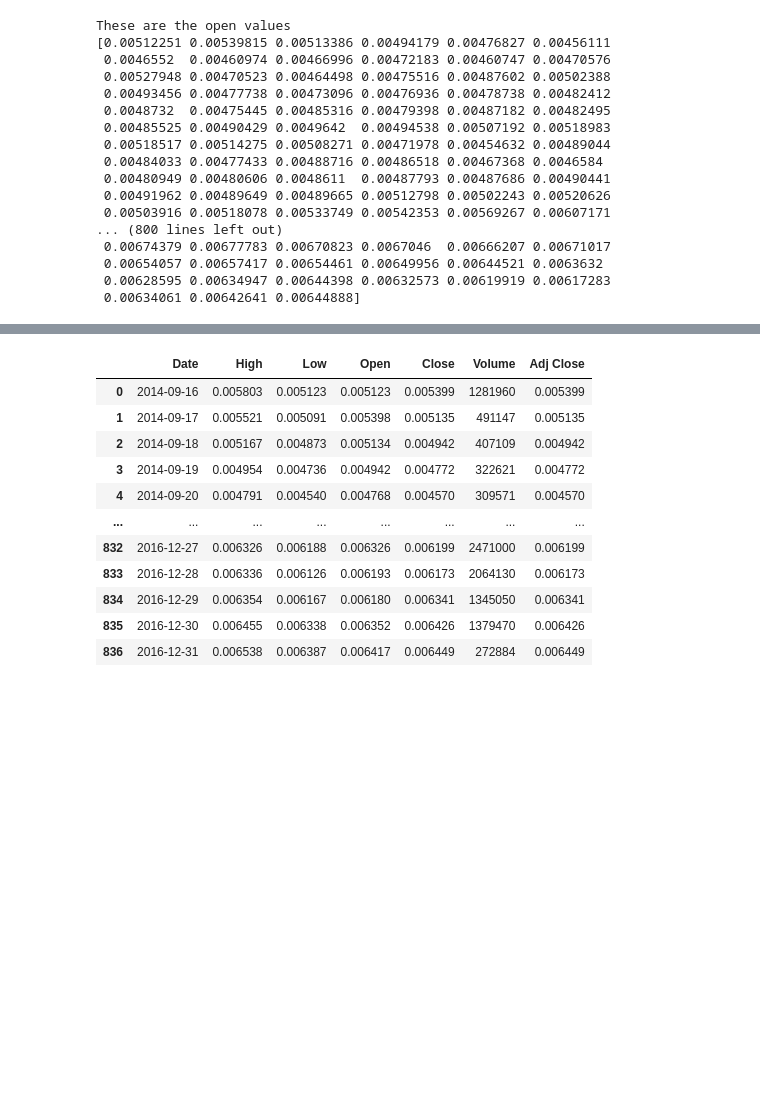
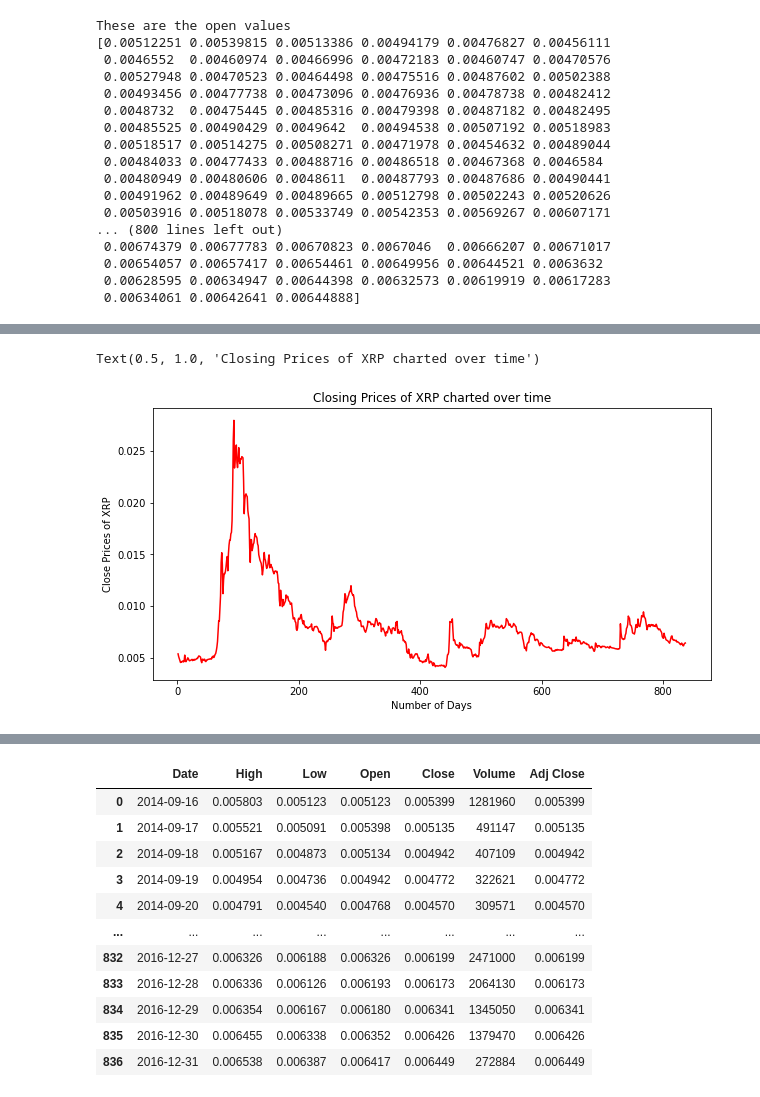
Before and after one commit to kim-minsun/Data-Science_Project, a Jupyter notebook: Data_Science_Project.ipynb, the cells around one changed output, grey strips where cells are left out. Saved outputs shown, nothing was run; the diff lists cells and outputs as text; code cells hidden in the pictures; blank space fills up the shorter version.

```diff
--- a/Data_Science_Project.ipynb
+++ b/Data_Science_Project.ipynb
@@ -140,0 +164,9 @@ for i in range(1,len(x1)):
+# %%
+plt.figure(figsize=(10,5))
+plt.plot(datesArr,x1, color='red')
+plt.xlabel("Number of Days")
+plt.ylabel("Close Prices of XRP")
+plt.title("Closing Prices of XRP charted over time")
+# %% [output]
+Text(0.5, 1.0, 'Closing Prices of XRP charted over time')
+[figure, added]
```
Also changed, not shown: parts of 15 cells of this notebook.
